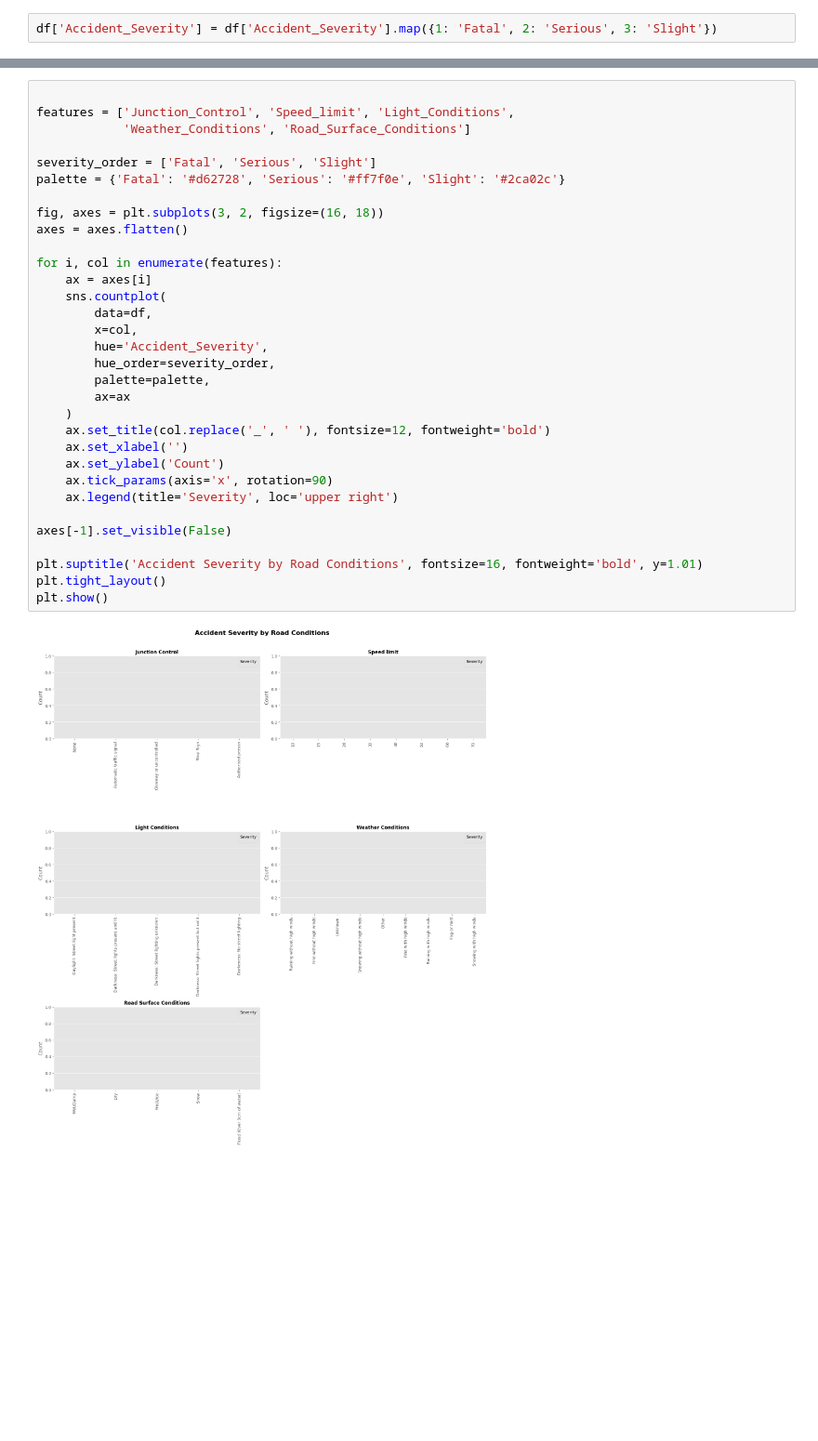
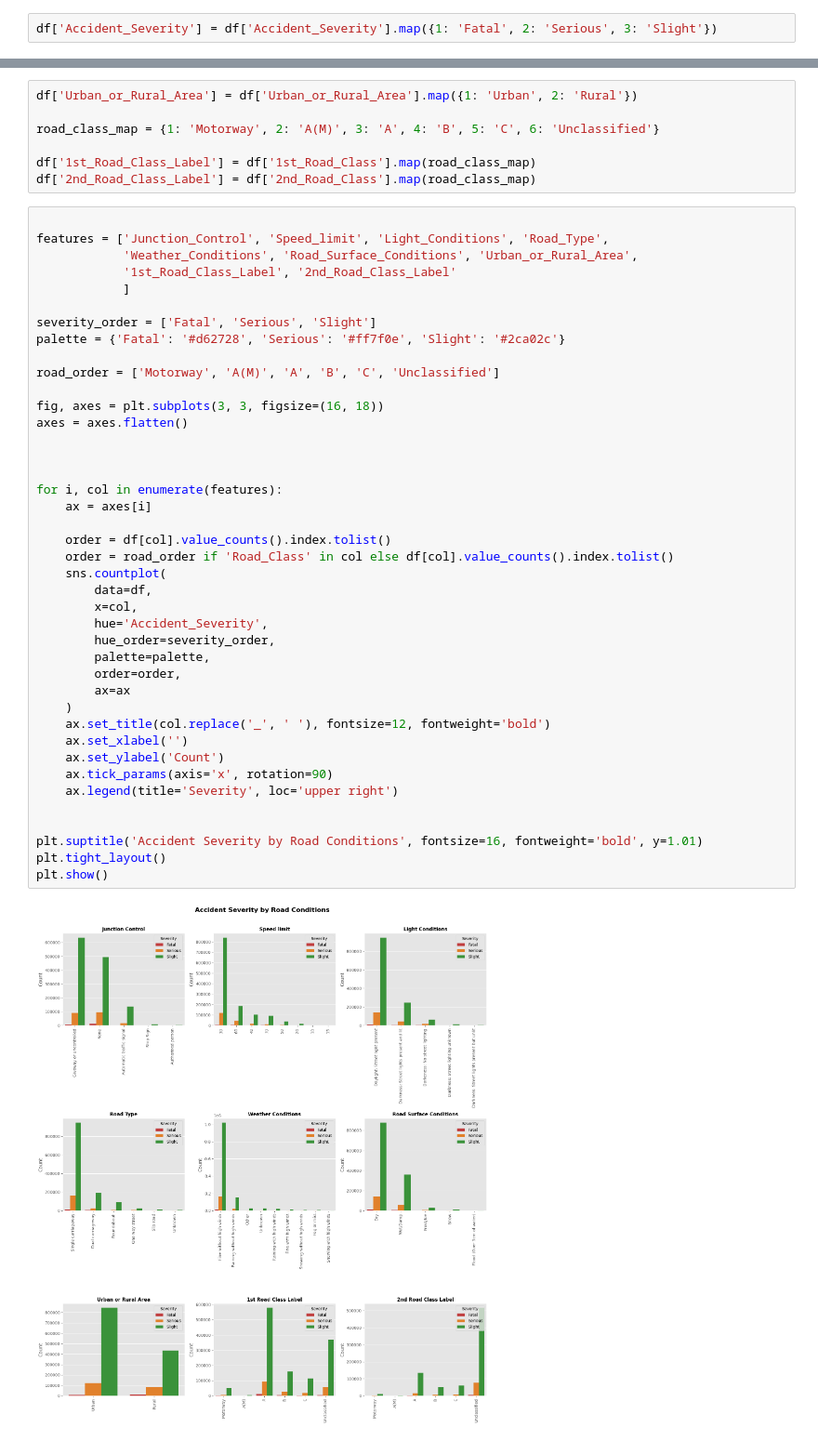
Before and after one commit to Doug-Vo/ML-Self-Project, a Jupyter notebook: EDA/uk_accident.ipynb, the cells around one changed output, grey strips where cells are left out. Shown at 93% size. Saved outputs shown, nothing was run; the diff lists cells and outputs as text; blank space fills up the shorter version.

```diff
--- a/EDA/uk_accident.ipynb
+++ b/EDA/uk_accident.ipynb
@@ -566,34 +575,50 @@ df['Accident_Severity'] = df['Accident_Severity'].map({1: 'Fatal', 2: 'Serious',
+# %%
+df['Urban_or_Rural_Area'] = df['Urban_or_Rural_Area'].map({1: 'Urban', 2: 'Rural'})
+
+road_class_map = {1: 'Motorway', 2: 'A(M)', 3: 'A', 4: 'B', 5: 'C', 6: 'Unclassified'}
+
+df['1st_Road_Class_Label'] = df['1st_Road_Class'].map(road_class_map)
+df['2nd_Road_Class_Label'] = df['2nd_Road_Class'].map(road_class_map)
 # %%
 
-features = ['Junction_Control', 'Speed_limit', 'Light_Conditions',
-            'Weather_Conditions', 'Road_Surface_Conditions']
+features = ['Junction_Control', 'Speed_limit', 'Light_Conditions', 'Road_Type',
+            'Weather_Conditions', 'Road_Surface_Conditions', 'Urban_or_Rural_Area',
+            '1st_Road_Class_Label', '2nd_Road_Class_Label'
+            ]
 
 severity_order = ['Fatal', 'Serious', 'Slight']
 palette = {'Fatal': '#d62728', 'Serious': '#ff7f0e', 'Slight': '#2ca02c'}
 
-fig, axes = plt.subplots(3, 2, figsize=(16, 18))
+road_order = ['Motorway', 'A(M)', 'A', 'B', 'C', 'Unclassified']
+
+fig, axes = plt.subplots(3, 3, figsize=(16, 18))
 axes = axes.flatten()
+
+
 
 for i, col in enumerate(features):
     ax = axes[i]
+
+    order = df[col].value_counts().index.tolist()
+    order = road_order if 'Road_Class' in col else df[col].value_counts().index.tolist()
     sns.countplot(
         data=df,
         x=col,
         hue='Accident_Severity',
         hue_order=severity_order,
         palette=palette,
+        order=order,
         ax=ax
     )
     ax.set_title(col.replace('_', ' '), fontsize=12, fontweight='bold')
     ax.set_xlabel('')
     ax.set_ylabel('Count')
     ax.tick_params(axis='x', rotation=90)
     ax.legend(title='Severity', loc='upper right')
 
-axes[-1].set_visible(False)
 
 plt.suptitle('Accident Severity by Road Conditions', fontsize=16, fontweight='bold', y=1.01)
 plt.tight_layout()
 plt.show()
 # %% [output]
-[figure, old version]
+[figure, new version]
```
Also changed, not shown: parts of 3 cells of this notebook.
